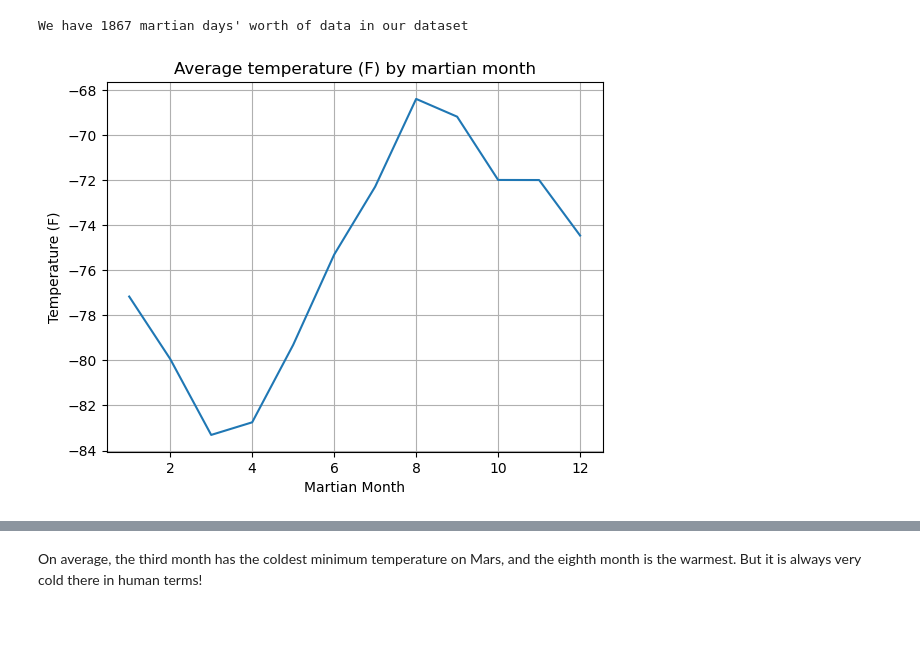
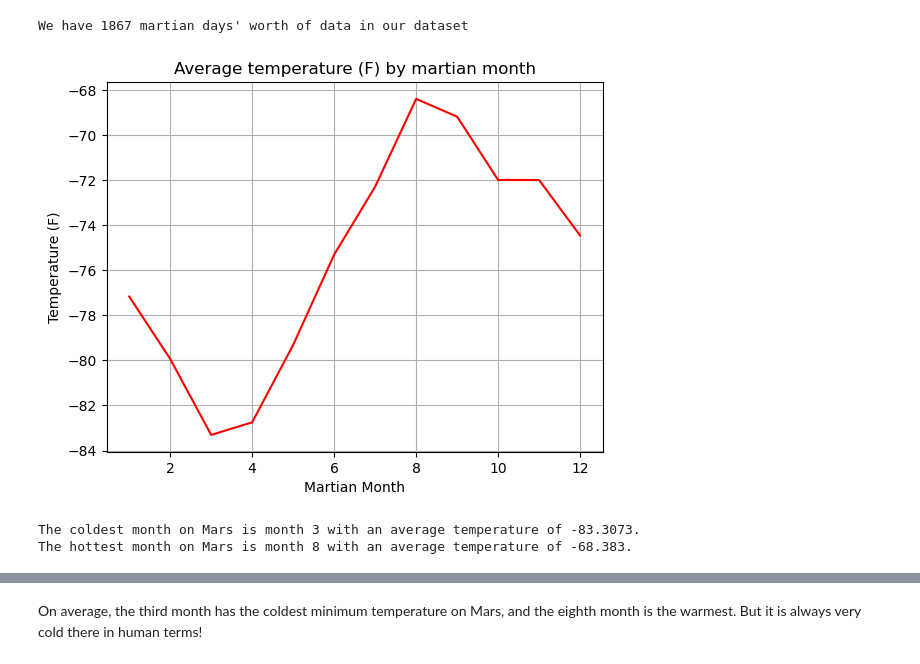
Before and after one commit to samsong1440/module-11-challenge, a Jupyter notebook: Starter_Code_Mod11/part_2_mars_weather.ipynb, the cells around one changed output, grey strips where cells are left out. Saved outputs shown, nothing was run; the diff lists cells and outputs as text; code cells hidden in the pictures; blank space fills up the shorter version.

```diff
--- a/Starter_Code_Mod11/part_2_mars_weather.ipynb
+++ b/Starter_Code_Mod11/part_2_mars_weather.ipynb
@@ -184,15 +182,15 @@ We have 1867 martian days' worth of data in our dataset
 # %%
 # Plot the average temperature by month
 avgtemp_df = mars_df[['month', 'min_temp']].sort_values(['month'])
 
 # .groupby month, find average of min_temp by each month
-avgtemp_df = avgtemp_df.groupby(['month'])['min_temp'].mean()
+avgtemp_df = mars_df[['month', 'min_temp']].groupby(['month']).mean()
 
 # Plot results
-plt.plot(avgtemp_df)
+plt.plot(avgtemp_df, color= 'red')
 plt.title('Average temperature (F) by martian month')
 plt.xlabel('Martian Month')
 plt.ylabel('Temperature (F)')
 plt.grid(True)
 # %% [output]
-[figure, old version]
+[figure, new version]
@@ -206,0 +197,15 @@ plt.grid(True)
+# %%
+# Identify the coldest and hottest months in Curiosity's location
+# Grab coldest month AND coldest temp from avgtemp_df
+
+hottest_month = avgtemp_df['min_temp'].idxmax()
+hottest_temp = avgtemp_df['min_temp'].max()
+
+coldest_month = avgtemp_df['min_temp'].idxmin()
+coldest_temp = avgtemp_df['min_temp'].min()
+
+print(f'The coldest month on Mars is month {coldest_month} with an average temperature of {float(round(coldest_temp, 4))}.')
+print(f'The hottest month on Mars is month {hottest_month} with an average temperature of {float(round(hottest_temp, 4))}.')
+# %% [output]
+The coldest month on Mars is month 3 with an average temperature of -83.3073.
+The hottest month on Mars is month 8 with an average temperature of -68.383.
```
Also changed, not shown: parts of 8 cells of this notebook, 1 other file.
